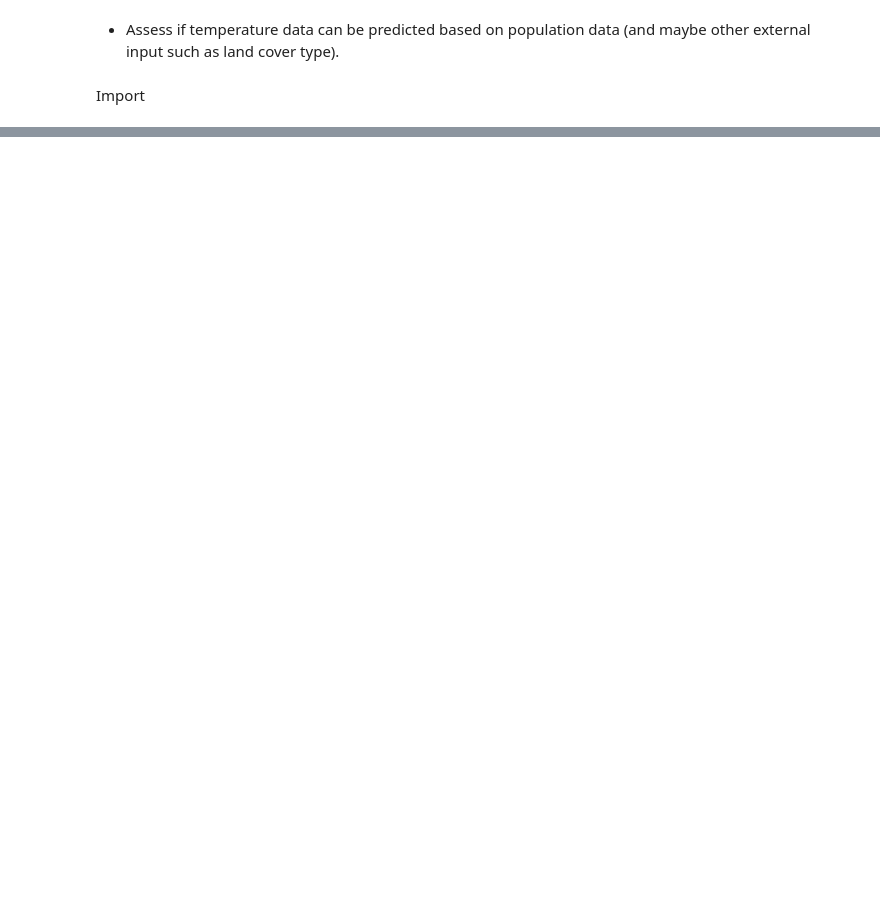
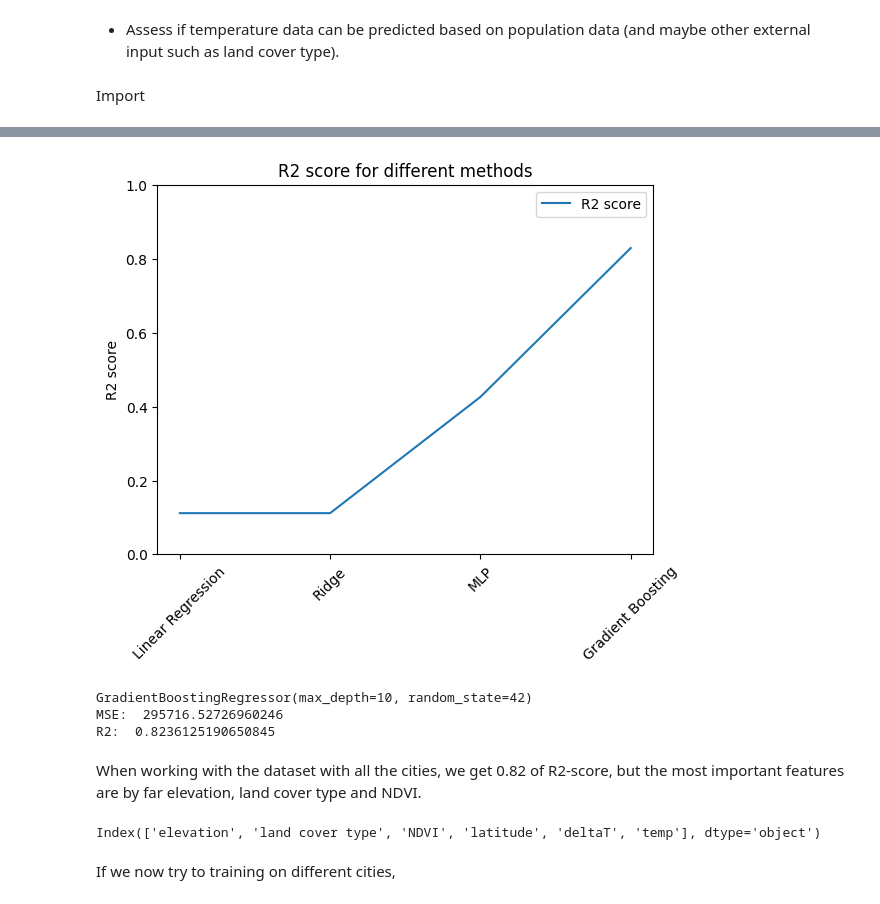
Before and after one commit to christopherogerepfl/UHI_prediction, a Jupyter notebook: task2.ipynb, the cells around one changed output, grey strips where cells are left out. Cells and saved outputs as stored; diff of their text form; code cells hidden in the pictures; blank space fills up the shorter version.

```diff
--- a/task2.ipynb
+++ b/task2.ipynb
@@ -143,0 +170,14 @@ AttributeError: 'Dataset' object has no attribute 'shape'
+# %%
+scaler = StandardScaler()
+df = dfs[0]
+df = df[df['isrural'] == 1]
+
+y = df['pop']
+X = df.loc[:,  ['temp', 'deltaT', 'land cover type', 'NDVI', 'elevation', 'latitude']]
+X = pd.DataFrame(scaler.fit_transform(X), columns=X.columns)
+
+#split the data in training, test, validation
+X_train, X_test, y_train, y_test = train_test_split(X, y, test_size=0.2)
+X_train, X_val, y_train, y_val = train_test_split(X_train, y_train, test_size=0.2)
+
+X_train
@@ -143,0 +200,12 @@ AttributeError: 'Dataset' object has no attribute 'shape'
+# %%
+methods = [LinearRegression(), Ridge(), MLPRegressor(hidden_layer_sizes=(10, 10, 10), max_iter=1000, activation='relu', solver='adam', random_state=42), GradientBoostingRegressor(n_estimators=100, max_depth=10, random_state=42)]
+r2s = []
+MSEs = []
+for method in methods:
+    method.fit(X_train, y_train)
+    y_pred = method.predict(X_test)
+    print(method)
+    print("MSE: ", mean_squared_error(y_test, y_pred))
+    print("R2: ", r2_score(y_test, y_pred))
+    MSEs.append(mean_squared_error(y_test, y_pred))
+    r2s.append(r2_score(y_test, y_pred))
@@ -143,0 +222,36 @@ AttributeError: 'Dataset' object has no attribute 'shape'
+# %%
+plt.plot(r2s, label = 'R2 score')
+plt.ylabel('R2 score')
+plt.ylim(0, 1)
+plt.xticks(np.arange(4), ('Linear Regression', 'Ridge', 'MLP', 'Gradient Boosting'), rotation = 45)
+
+plt.legend()
+
+plt.title('R2 score for different methods')
+plt.show()
+# %% [output]
+[figure, added]
+# %%
+method = GradientBoostingRegressor(n_estimators=100, max_depth=10, random_state=42)
+method.fit(X_train, y_train)
+y_pred = method.predict(X_test)
+print(method)
+print("MSE: ", mean_squared_error(y_test, y_pred))
+print("R2: ", r2_score(y_test, y_pred))
+# %% [output]
+GradientBoostingRegressor(max_depth=10, random_state=42)
+MSE:  295716.52726960246
+R2:  0.8236125190650845
+# %% [markdown]
+When working with the dataset with all the cities, we get 0.82 of R2-score, but the most important features are by far elevation, land cover type and NDVI.
+# %%
+#Identify which features are the most important for a model
+from sklearn.inspection import permutation_importance
+importances = permutation_importance(method, X_val, y_val)
+# Order the features by importance
+sorted_idx = importances.importances_mean.argsort()[::-1]
+X_train.columns[sorted_idx]
+# %% [output]
+Index(['elevation', 'land cover type', 'NDVI', 'latitude', 'deltaT', 'temp'], dtype='object')
+# %% [markdown]
+If we now try to training on different cities,
```
Also changed, not shown: parts of 29 cells of this notebook, 4 other files.
